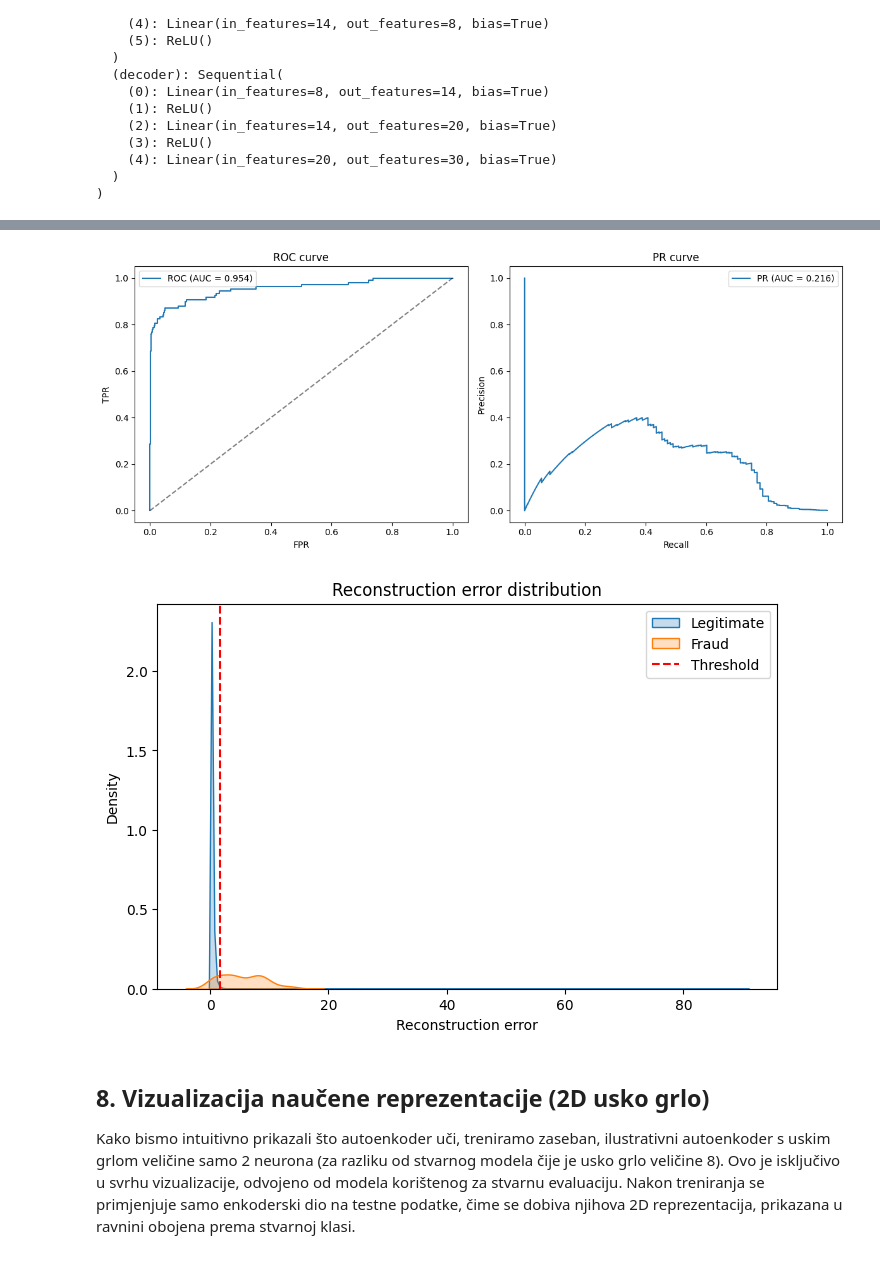
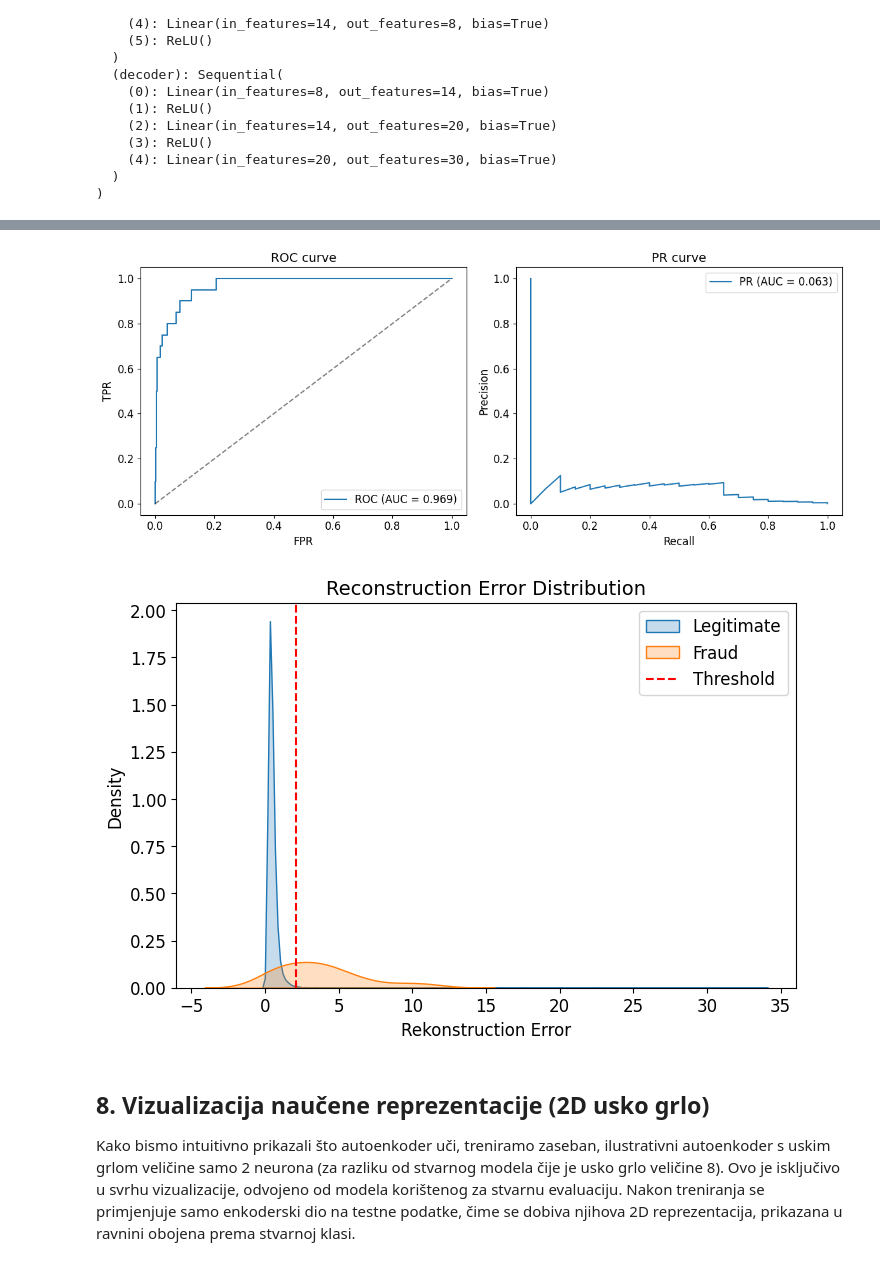
Before and after one commit to klarastankovic/anomaly-detection, a Jupyter notebook: autoencoder/autoencoder_pytorch.ipynb, the cells around one changed output, grey strips where cells are left out. Drawn from its saved outputs; the diff is of its cells as text; code cells hidden in the pictures.

Commit message:
Update autoencoder pytorch to be like autoencoder keras tensor

```diff
--- a/autoencoder/autoencoder_pytorch.ipynb
+++ b/autoencoder/autoencoder_pytorch.ipynb
@@ -98,8 +135,8 @@ class TransactionDataset(Dataset):
     def __getitem__(self, idx):
         return self.data[idx]
 
-train_loader = DataLoader(TransactionDataset(X_train), batch_size=256, shuffle=True)
-val_loader = DataLoader(TransactionDataset(X_val), batch_size=256, shuffle=False)
+train_loader = DataLoader(TransactionDataset(X_fit), batch_size=256, shuffle=True)
+earlystop_loader = DataLoader(TransactionDataset(X_earlystop), batch_size=256, shuffle=False)
 # %% [markdown]
 ## 4. Arhitektura autoenkodera
 
@@ -124,7 +161,7 @@ class Autoencoder(nn.Module):
         reconstruction = self.decoder(latent)
         return reconstruction
 
-input_dim = X_train.shape[1]
+input_dim = X_fit.shape[1]
 model = Autoencoder(input_dim).to(device)
 print(model)
 # %% [output]
@@ -178,12 +215,12 @@ for epoch in range(n_epochs):
     model.eval()
     epoch_val_loss = 0.0
     with torch.no_grad():
-        for batch in val_loader:
+        for batch in earlystop_loader:
             batch = batch.to(device)
             reconstruction = model(batch)
             loss = criterion(reconstruction, batch)
             epoch_val_loss += loss.item() * batch.size(0)
-    epoch_val_loss /= len(val_loader.dataset)
+    epoch_val_loss /= len(earlystop_loader.dataset)
 
     train_losses.append(epoch_train_loss)
     val_losses.append(epoch_val_loss)
@@ -201,11 +238,11 @@ for epoch in range(n_epochs):
 
 model.load_state_dict(best_state)
 
-plt.plot(train_losses, label='Train loss')
-plt.plot(val_losses, label='Validation loss')
+plt.plot(train_losses, label='Training loss')
+plt.plot(val_losses, label='Loss (Early Stopping)')
 plt.xlabel('Epoch')
 plt.ylabel('MSE')
-plt.title('Autoencoder earning curve')
+plt.title('Autoencoder Learning Curve')
 plt.legend()
 plt.show()
 # %% [output]
@@ -253,0 +286,21 @@ Reconstruction error threshold: 1.7552
+# %%
+model.eval()
+with torch.no_grad():
+    X_val_tensor = torch.from_numpy(X_val).to(device)
+    X_val_pred = model(X_val_tensor).cpu().numpy()
+
+reconstruction_error = np.mean(np.square(X_val - X_val_pred), axis=1)
+y_val_pred = (reconstruction_error > threshold).astype(int)
+
+precision_val = precision_score(y_val, y_val_pred)
+recall_val = recall_score(y_val, y_val_pred)
+f1_val = f1_score(y_val, y_val_pred)
+roc_auc = roc_auc_score(y_val, reconstruction_error)
+pr_auc = average_precision_score(y_val, reconstruction_error)
+
+print("Results (validation):")
+print(f"Precision: {precision_val:.4f}")
+print(f"Recall: {recall_val:.4f}")
+print(f"F1-score: {f1_val:.4f}")
+print(f"ROC-AUC: {roc_auc:.4f}")
+print(f"PR-AUC: {pr_auc:.4f}")
@@ -281,6 +324,6 @@ PR-AUC: 0.2156
 # %%
-fpr, tpr, _ = roc_curve(y_test, reconstruction_error)
-prec_curve, rec_curve, _ = precision_recall_curve(y_test, reconstruction_error)
+fpr, tpr, _ = roc_curve(y_val, reconstruction_error)
+prec_curve, rec_curve, _ = precision_recall_curve(y_val, reconstruction_error)
 
 fig, axes = plt.subplots(1, 2, figsize=(12, 5))
 axes[0].plot(fpr, tpr, label=f'ROC (AUC = {roc_auc:.3f})')
@@ -298,18 +341,18 @@ axes[1].legend()
 plt.tight_layout()
 plt.show()
 # %% [output]
-[figure, old version]
+[figure, new version]
 # %%
 plt.figure(figsize=(8, 5))
-sns.kdeplot(reconstruction_error[y_test == 0], label='Legitimate', fill=True)
-sns.kdeplot(reconstruction_error[y_test == 1], label='Fraud', fill=True)
+sns.kdeplot(reconstruction_error[y_val == 0], label='Legitimate', fill=True)
+sns.kdeplot(reconstruction_error[y_val == 1], label='Fraud', fill=True)
 plt.axvline(threshold, color='red', linestyle='--', label='Threshold')
-plt.xlabel('Reconstruction error')
-plt.title('Reconstruction error distribution')
+plt.xlabel('Rekonstruction Error')
+plt.title('Reconstruction Error Distribution')
 plt.legend()
 plt.show()
 # %% [output]
-[figure, old version]
+[figure, new version]
 # %% [markdown]
 ## 8. Vizualizacija naučene reprezentacije (2D usko grlo)
 
```
Also changed, not shown: parts of 21 cells of this notebook, 2 other files.
